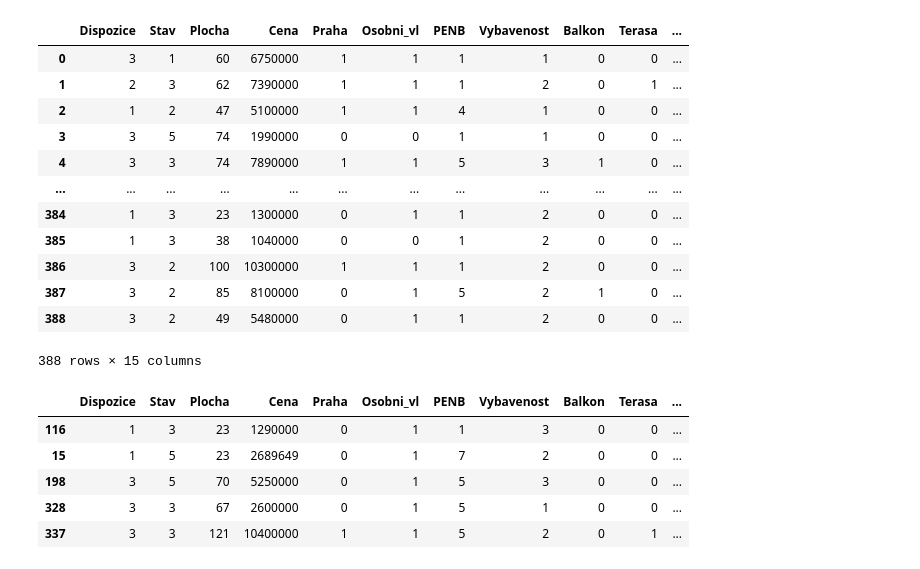
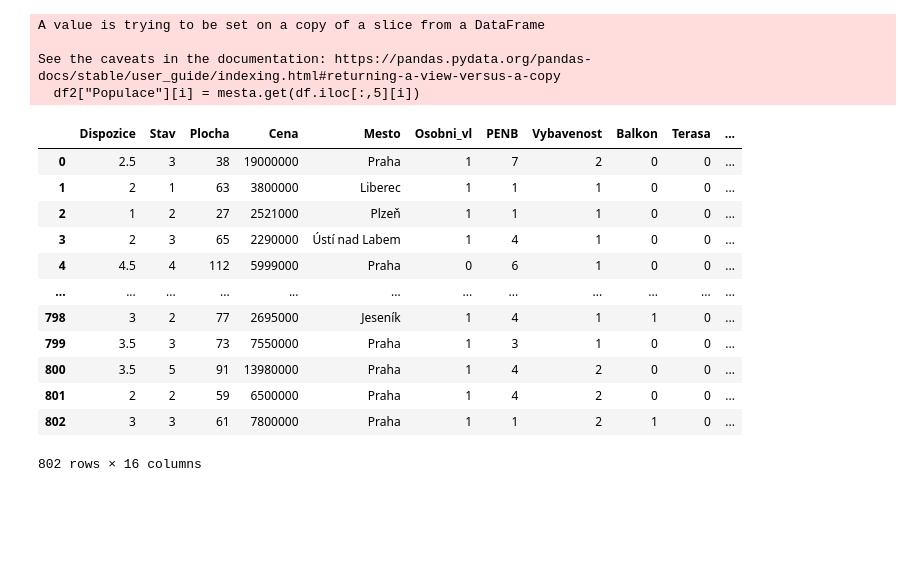
Before and after one commit to gromanjakub/bezrealitky_scraper_and_models, a Jupyter notebook: bezrealitky_modely.ipynb, the cells around one changed output. Drawn from its saved outputs; the diff is of its cells as text; code cells hidden in the pictures; blank space fills up the shorter version.

Commit message:
Add files via upload
Praha -> populace

```diff
--- a/bezrealitky_modely.ipynb
+++ b/bezrealitky_modely.ipynb
@@ -59,15 +211,24 @@ garaz - 1/0
 # %%
+#df = pd.read_sql_query("SELECT * FROM tab_parametry", conn)
+
 df2 = df
 df2 = df2.drop(columns = ["Cislo_inzeratu", "Mestska", "Podlazi", "Typ", "K", "Rekonstrukce", "Odkaz", "Datum_pridani", "Datum_odebrani"])
-df2
+#df2
 
 df2.columns = df2.columns.str.replace("Vlastnictvi", "Osobni_vl")
 df2.loc[(df2.Osobni_vl == "Osobní"), "Osobni_vl"] = 1 #1 pro osobní vlastnictví, 0 pro družstevní
 df2.loc[(df2.Osobni_vl != 1),        "Osobni_vl"] = 0
 
-df2.columns = df2.columns.str.replace("Mesto", "Praha")
-df2.loc[(df2.Praha == "Praha"), "Praha"] = 1 #1 pro Prahu, 0 pro zbytekí
-df2.loc[(df2.Praha != 1), "Praha"] = 0
+df2["Populace"] = 1
+i = 0
+for a in df2["Populace"]:
+    df2["Populace"][i] = mesta.get(df.iloc[:,5][i])
+    #print(a)
+    i=i+1
+
+#df2.columns = df2.columns.str.replace("Mesto", "Praha")
+#df2.loc[(df2.Praha == "Praha"), "Praha"] = 1 #1 pro Prahu, 0 pro zbytekí
+#df2.loc[(df2.Praha != 1), "Praha"] = 0
 
 df2.loc[(df2.PENB == "G"), "PENB"] = 1 #
 df2.loc[(df2.PENB == "F"), "PENB"] = 2
@@ -109,60 +270,63 @@ df2.loc[(df2.Vytah == "Ano"), "Vytah"] = 1
 df2.loc[(df2.Vytah == "Ne"),  "Vytah"] = 0
 df2.loc[(df2.Vytah == "-"),  "Vytah"] = 0
 
 df2.loc[(df2.Garaz == "Ano"), "Garaz"] = 1
 df2.loc[(df2.Garaz == "Ne"),  "Garaz"] = 0
 df2.loc[(df2.Garaz == "-"),  "Garaz"] = 0
 
 df2["Plocha"] = df2['Plocha'].str[:-2].astype(int) #zbavim se m2
 df2['Cena'] = df2['Cena'].str.replace('.','')
 df2["Cena"] = df2['Cena'].str[:-2]#.astype(int)
 df2 = df2[df2.Cena != "-"]
 df2["Cena"] = pd.to_numeric(df2["Cena"])
 df2.dropna(inplace=True)
 df2["Cena"] = df2['Cena'].astype(int)
 
 df2.loc[(df2.Stav == "Špatný"), "Stav"] = 1
 df2.loc[(df2.Stav == "Dobrý"), "Stav"] = 2
 df2.loc[(df2.Stav == "Velmi dobrý"), "Stav"] = 3
 df2.loc[(df2.Stav == "Ve výstavbě"), "Stav"] = 4
 df2.loc[(df2.Stav == "Novostavba"), "Stav"] = 5
 df2.loc[(df2.Stav == "-"), "Stav"] = 2
 
-df2.loc[(df2.Dispozice == "Ostatní"), "Dispozice"] = 1
-df2.loc[(df2.Dispozice == "1+kk"),    "Dispozice"] = 1
+df2.loc[(df2.Dispozice == "Ostatní"), "Dispozice"] = 0.25
+df2.loc[(df2.Dispozice == "Garsoniéra"), "Dispozice"] = 1
+df2.loc[(df2.Dispozice == "1+kk"),    "Dispozice"] = 1.5
 df2.loc[(df2.Dispozice == "1+1"),     "Dispozice"] = 1
 df2.loc[(df2.Dispozice == "2+1"),     "Dispozice"] = 2
-df2.loc[(df2.Dispozice == "2+kk"),    "Dispozice"] = 2
+df2.loc[(df2.Dispozice == "2+kk"),    "Dispozice"] = 2.5
 df2.loc[(df2.Dispozice == "3+1"),     "Dispozice"] = 3
-df2.loc[(df2.Dispozice == "3+kk"),    "Dispozice"] = 3
+df2.loc[(df2.Dispozice == "3+kk"),    "Dispozice"] = 3.5
 df2.loc[(df2.Dispozice == "4+1"),     "Dispozice"] = 4
-df2.loc[(df2.Dispozice == "4+kk"),    "Dispozice"] = 4
+df2.loc[(df2.Dispozice == "4+kk"),    "Dispozice"] = 4.5
 df2.loc[(df2.Dispozice == "5+1"),     "Dispozice"] = 5
-df2.loc[(df2.Dispozice == "5+kk"),    "Dispozice"] = 5
+df2.loc[(df2.Dispozice == "5+kk"),    "Dispozice"] = 5.5
+df2.loc[(df2.Dispozice == "6+kk"),    "Dispozice"] = 6.5
+df2.loc[(df2.Dispozice == "6+1"),    "Dispozice"] = 6
+df2.loc[(df2.Dispozice == "7+kk"),    "Dispozice"] = 7.5
+df2.loc[(df2.Dispozice == "7+1"),    "Dispozice"] = 7
+
+#df2["Praha_sklep"] = df2["Praha"]*df2["Sklep"]
+#df2["Praha_lodzie"] = df2["Praha"]*df2["Lodzie"]
+#df2["Praha_parkovani"] = df2["Praha"]*df2["Parkovani"]
 
 df2
 # %% [output]
+A value is trying to be set on a copy of a slice from a DataFrame
+
+See the caveats in the documentation: https://pandas.pydata.org/pandas-docs/stable/user_guide/indexing.html#returning-a-view-versus-a-copy
+  df2["Populace"][i] = mesta.get(df.iloc[:,5][i])
-|  | Dispozice | Stav | Plocha | Cena | Praha | Osobni_vl | PENB | Vybavenost | Balkon | Terasa | ... |
-| 0 | 3 | 1 | 60 | 6750000 | 1 | 1 | 1 | 1 | 0 | 0 | ... |
-| 1 | 2 | 3 | 62 | 7390000 | 1 | 1 | 1 | 2 | 0 | 1 | ... |
-| 2 | 1 | 2 | 47 | 5100000 | 1 | 1 | 4 | 1 | 0 | 0 | ... |
-| 3 | 3 | 5 | 74 | 1990000 | 0 | 0 | 1 | 1 | 0 | 0 | ... |
-| 4 | 3 | 3 | 74 | 7890000 | 1 | 1 | 5 | 3 | 1 | 0 | ... |
+|  | Dispozice | Stav | Plocha | Cena | Mesto | Osobni_vl | PENB | Vybavenost | Balkon | Terasa | ... |
+| 0 | 2.5 | 3 | 38 | 19000000 | Praha | 1 | 7 | 2 | 0 | 0 | ... |
+| 1 | 2 | 1 | 63 | 3800000 | Liberec | 1 | 1 | 1 | 0 | 0 | ... |
+| 2 | 1 | 2 | 27 | 2521000 | Plzeň | 1 | 1 | 1 | 0 | 0 | ... |
+| 3 | 2 | 3 | 65 | 2290000 | Ústí nad Labem | 1 | 4 | 1 | 0 | 0 | ... |
+| 4 | 4.5 | 4 | 112 | 5999000 | Praha | 0 | 6 | 1 | 0 | 0 | ... |
 | ... | ... | ... | ... | ... | ... | ... | ... | ... | ... | ... | ... |
-| 384 | 1 | 3 | 23 | 1300000 | 0 | 1 | 1 | 2 | 0 | 0 | ... |
-| 385 | 1 | 3 | 38 | 1040000 | 0 | 0 | 1 | 2 | 0 | 0 | ... |
-| 386 | 3 | 2 | 100 | 10300000 | 1 | 1 | 1 | 2 | 0 | 0 | ... |
-| 387 | 3 | 2 | 85 | 8100000 | 0 | 1 | 5 | 2 | 1 | 0 | ... |
-| 388 | 3 | 2 | 49 | 5480000 | 0 | 1 | 1 | 2 | 0 | 0 | ... |
+| 798 | 3 | 2 | 77 | 2695000 | Jeseník | 1 | 4 | 1 | 1 | 0 | ... |
+| 799 | 3.5 | 3 | 73 | 7550000 | Praha | 1 | 3 | 1 | 0 | 0 | ... |
+| 800 | 3.5 | 5 | 91 | 13980000 | Praha | 1 | 4 | 2 | 0 | 0 | ... |
+| 801 | 2 | 2 | 59 | 6500000 | Praha | 1 | 4 | 2 | 0 | 0 | ... |
+| 802 | 3 | 3 | 61 | 7800000 | Praha | 1 | 1 | 2 | 1 | 0 | ... |
-388 rows × 15 columns
+802 rows × 16 columns
-# %%
-train, test = train_test_split(df2, test_size=0.2)
-train.head()
-# %% [output]
-|  | Dispozice | Stav | Plocha | Cena | Praha | Osobni_vl | PENB | Vybavenost | Balkon | Terasa | ... |
-| 116 | 1 | 3 | 23 | 1290000 | 0 | 1 | 1 | 3 | 0 | 0 | ... |
-| 15 | 1 | 5 | 23 | 2689649 | 0 | 1 | 7 | 2 | 0 | 0 | ... |
-| 198 | 3 | 5 | 70 | 5250000 | 0 | 1 | 5 | 3 | 0 | 0 | ... |
-| 328 | 3 | 3 | 67 | 2600000 | 0 | 1 | 5 | 1 | 0 | 0 | ... |
-| 337 | 3 | 3 | 121 | 10400000 | 1 | 1 | 5 | 2 | 0 | 1 | ... |
 # %%
```
Also changed, not shown: parts of 12 cells of this notebook.
